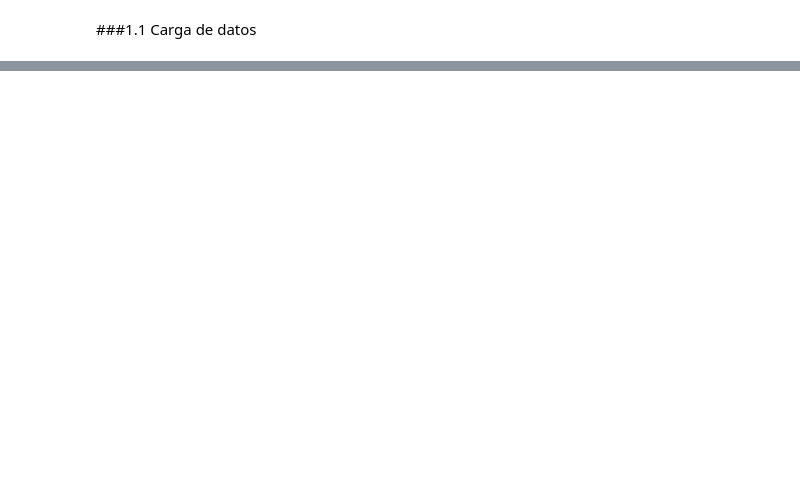
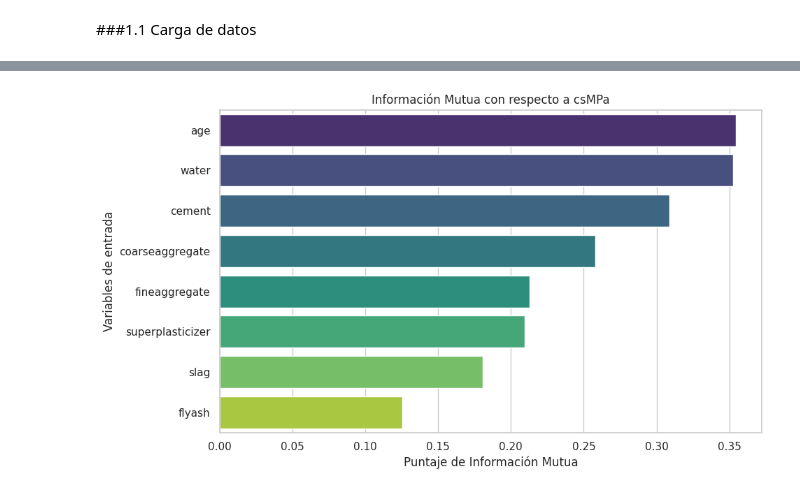
Before and after one commit to Santibareiro27/Inteligencia-Computacional, a Jupyter notebook: RA1_LAB1/Laboratorio_N°1_3.ipynb, the cells around one changed output, grey strips where cells are left out. Saved outputs shown, nothing was run; the diff lists cells and outputs as text; code cells hidden in the pictures; blank space fills up the shorter version.

```diff
--- a/RA1_LAB1/Laboratorio_N°1_3.ipynb
+++ b/RA1_LAB1/Laboratorio_N°1_3.ipynb
@@ -81,0 +240,26 @@ df_ccs
+# %%
+# @title Diagramas de caja (Boxplots) para todas las variables
+# Configurar el estilo de Seaborn
+sns.set_theme(style="whitegrid")
+
+# Definir el número de filas y columnas para la cuadrícula
+n_cols = 3
+n_rows = (len(df_ccs.columns) + n_cols - 1) // n_cols
+
+# Crear la figura
+fig, axes = plt.subplots(n_rows, n_cols, figsize=(16, n_rows * 4))
+axes = axes.flatten()
+
+# Graficar cada variable
+for i, col in enumerate(df_ccs.columns):
+    sns.boxplot(y=df_ccs[col], ax=axes[i], color='lightcoral')
+    axes[i].set_title(f'Boxplot de {col}', fontsize=12)
+    axes[i].set_ylabel('Valor')
+    axes[i].set_xlabel('')
+
+# Eliminar ejes vacíos si los hay
+for j in range(i + 1, len(axes)):
+    fig.delaxes(axes[j])
+
+plt.tight_layout()
+plt.show()
@@ -81,0 +348,21 @@ df_ccs
+# %%
+from sklearn.feature_selection import mutual_info_regression
+
+# Preparar datos
+X = df_ccs.drop('csMPa', axis=1)
+y = df_ccs['csMPa']
+
+# Calcular información mutua
+mi_scores = mutual_info_regression(X, y, random_state=SEED)
+mi_series = pd.Series(mi_scores, name="Información Mutua", index=X.columns)
+mi_series = mi_series.sort_values(ascending=False)
+
+# Graficar
+plt.figure(figsize=(10, 6))
+sns.barplot(x=mi_series.values, y=mi_series.index, hue=mi_series.index, palette='viridis', legend=False)
+plt.title('Información Mutua con respecto a csMPa')
+plt.xlabel('Puntaje de Información Mutua')
+plt.ylabel('Variables de entrada')
+plt.show()
+# %% [output]
+[figure, added]
```
Also changed, not shown: parts of 27 cells of this notebook.
